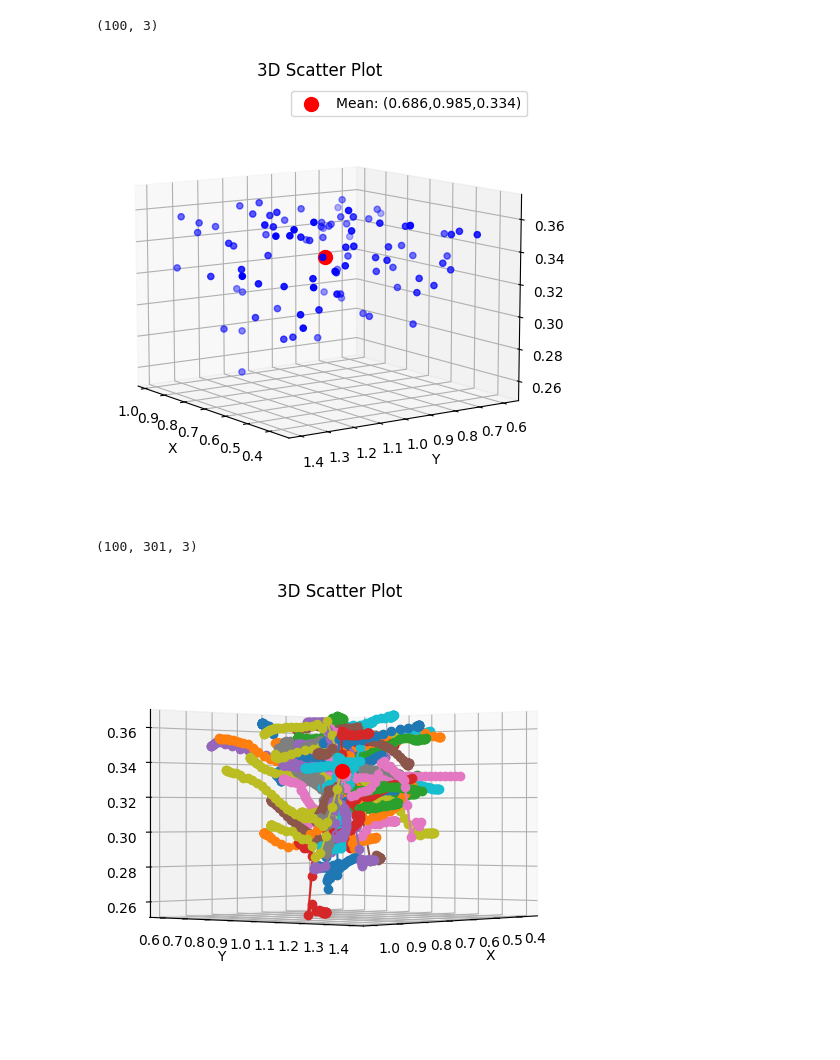
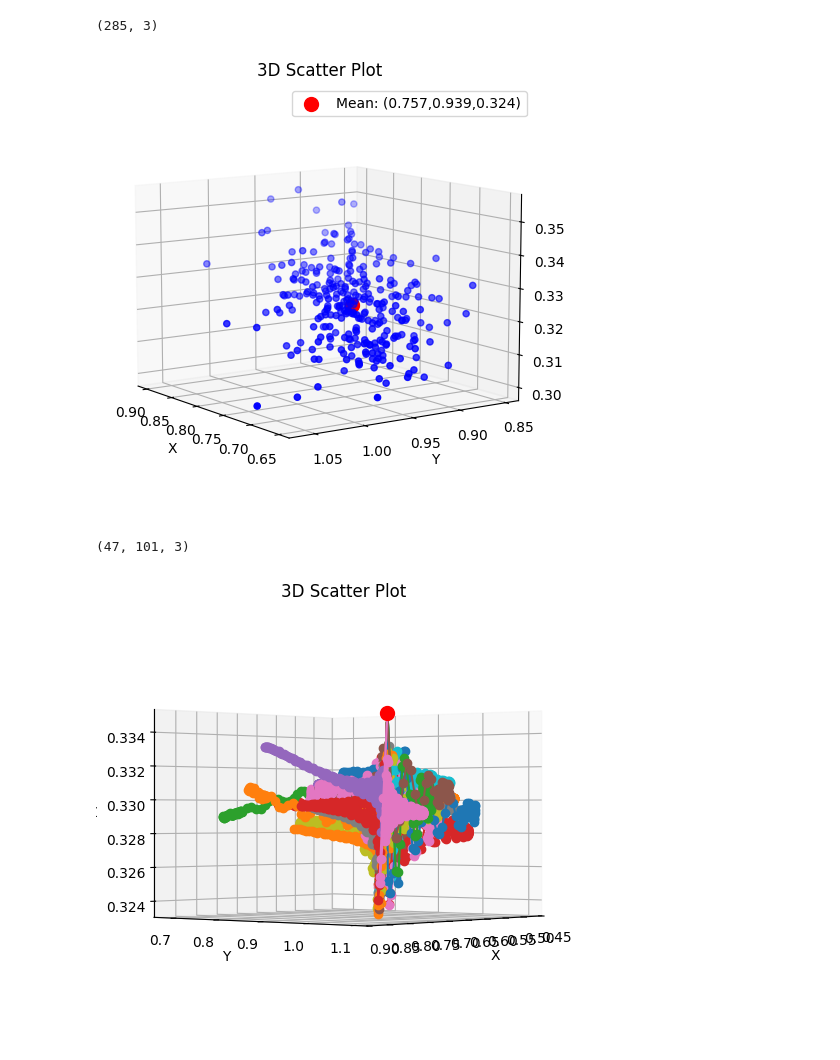
Before and after one commit to tonymenzo/RSA, a Jupyter notebook: src/RSA_nD_tuner_confidence_plot.ipynb, the cells around one changed output. Saved outputs shown, nothing was run; the diff lists cells and outputs as text; code cells hidden in the pictures.

```diff
--- a/src/RSA_nD_tuner_confidence_plot.ipynb
+++ b/src/RSA_nD_tuner_confidence_plot.ipynb
@@ -5,7 +5,7 @@ from mpl_toolkits.mplot3d import Axes3D  # Required for 3D plotting
 
 datafolder = '/pscratch/sd/l/ljpuslar/RSA/RSA/src/temp_results/Tuner_confidence/'
 # points = np.load('/pscratch/sd/l/ljpuslar/RSA/RSA/src/temp_results/Tuner/jupyter/ADAgrad_N50k_3/RSA_tuning_params.npy')
-save_nm = 3
+save_nm = 5
 points = np.load(datafolder + f'params_final_{save_nm}.npy')
 print(np.shape(points))
 
@@ -31,37 +31,39 @@ plt.tight_layout()
 plt.legend()
 plt.show()
 # %% [output]
-(100, 3)
+(285, 3)
-[figure, old version]
+[figure, new version]
 # %%
 datafolder = '/pscratch/sd/l/ljpuslar/RSA/RSA/src/temp_results/Tuner_confidence/'
 # points = np.load('/pscratch/sd/l/ljpuslar/RSA/RSA/src/temp_results/Tuner/jupyter/ADAgrad_N50k_3/RSA_tuning_params.npy')
 all_points = np.load(datafolder + f'all_params_{save_nm}.npy')
 print(np.shape(all_points))
 
 # points = all_params
 fig = plt.figure()
 ax = fig.add_subplot(111, projection='3d')
 for points in all_points:
 
     # Unpack the three columns
-    x, y, z = points[::10, 0], points[::10, 1], points[::10, 2]
+    # x, y, z = points[::10, 0], points[::10, 1], points[::10, 2]
+    x, y, z = points[:, 0], points[:, 1], points[:, 2]
     # x, y, z = points[:10, 0], points[:10, 1], points[:10, 2]
+    # x, y, z = points[-10:, 0], points[-10:, 1], points[-10:, 2]
 
     ax.plot(x, y, z, marker='o')  # 3D scatter plot
     ax.set_xlabel('X')
     ax.set_ylabel('Y')
     ax.set_zlabel('Z')
     ax.set_title('3D Scatter Plot')
     ax.view_init(elev=15, azim=65)
     # print(x[0:5], y[0:5], z[0:5])
 plt.plot(x[0], y[0], z[0], marker='o', color='red', markersize=10)  # Start point
 plt.tight_layout()
-ax.view_init(elev=00, azim=40)
+ax.view_init(elev=0, azim=40)
 plt.show()
 # %% [output]
-(100, 301, 3)
+(47, 101, 3)
-[figure, old version]
+[figure, new version]
 # %%
 import matplotlib.pyplot as plt
 datafolder = '/pscratch/sd/l/ljpuslar/RSA/RSA/src/temp_results/Tuner_confidence/'
```
Also changed, not shown: parts of 2 cells of this notebook, 40 other files.
